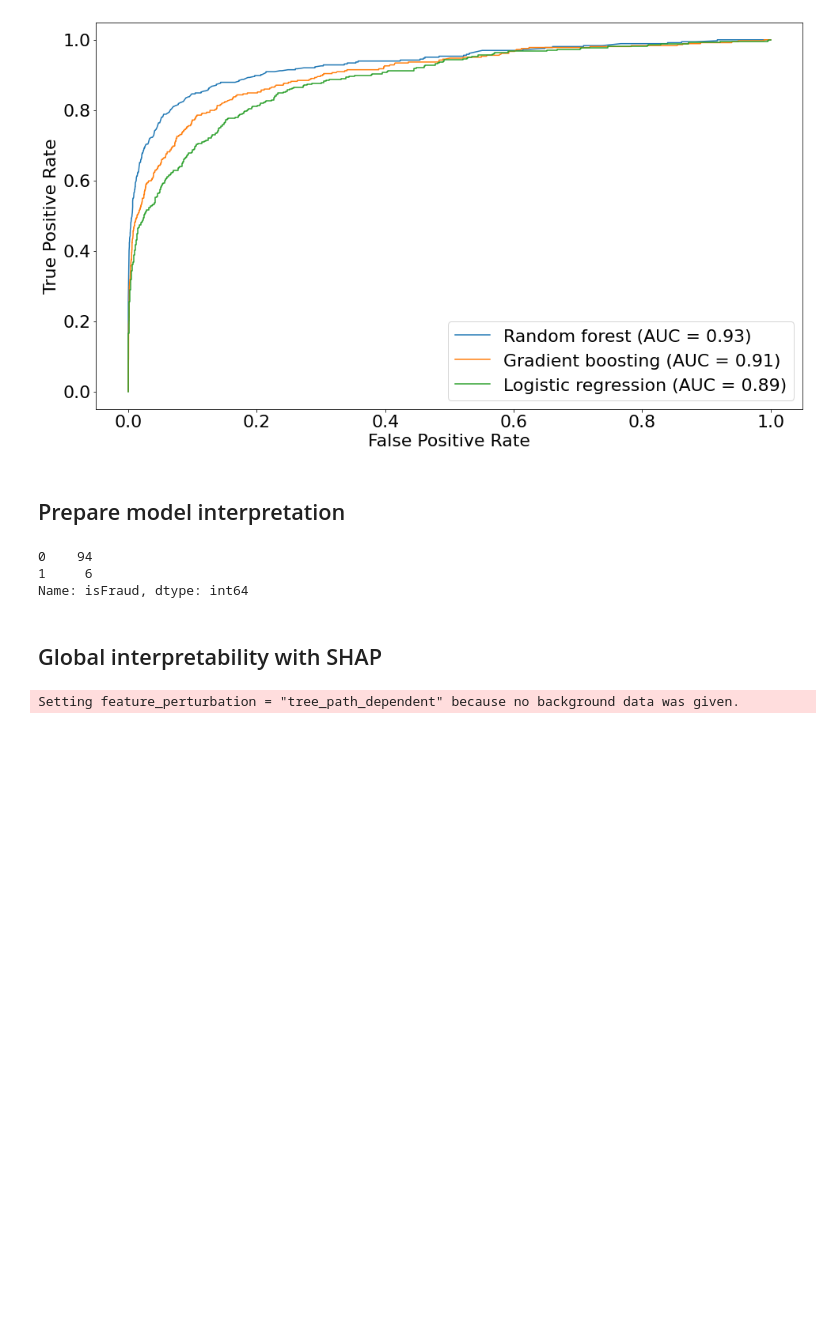
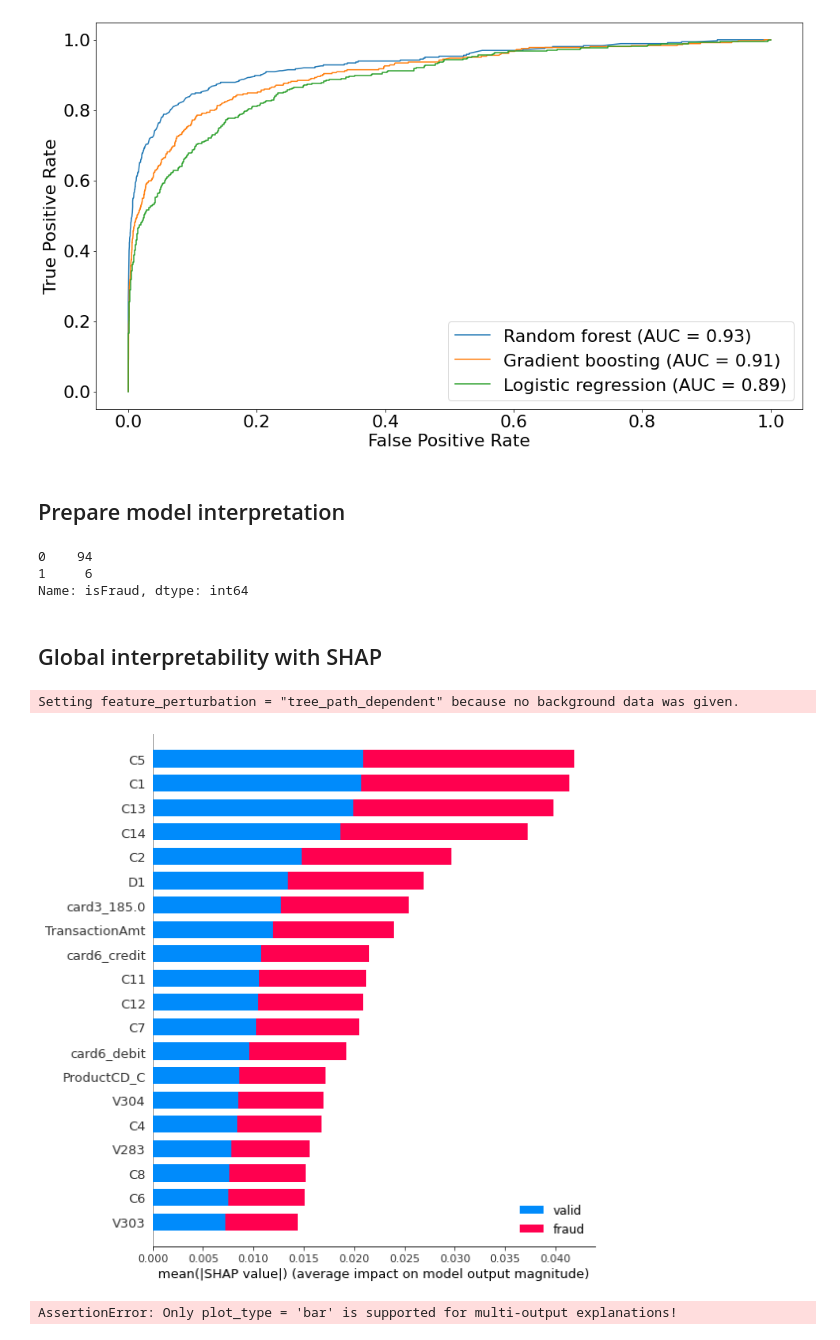
Before and after one commit to felixpeters/ml-experiments, a Jupyter notebook: finance/fraud-detection/Vesta_Kaggle_Competition.ipynb, the cells around one changed output. Drawn from its saved outputs; the diff is of its cells as text; code cells hidden in the pictures; blank space fills up the shorter version.

Commit message:
interpret fraud detection model

```diff
--- a/finance/fraud-detection/Vesta_Kaggle_Competition.ipynb
+++ b/finance/fraud-detection/Vesta_Kaggle_Competition.ipynb
@@ -504,7 +504,14 @@ Name: isFraud, dtype: int64
 ## Global interpretability with SHAP
 # %%
 explainer = shap.TreeExplainer(model)
-shap_value = explainer.shap_values(X_train)
-shap.summary_plot(shap_values, X_sample)
+shap_values = explainer.shap_values(X_sample)
 # %% [output]
 Setting feature_perturbation = "tree_path_dependent" because no background data was given.
+# %%
+shap.summary_plot(shap_values, X_sample, class_names=['valid', 'fraud'])
+# %% [output]
+[figure, added]
+# %%
+shap.summary_plot(shap_values, X_sample, class_names=['valid', 'fraud'], plot_type='dot')
+# %% [output]
+AssertionError: Only plot_type = 'bar' is supported for multi-output explanations!
```
Also changed, not shown: parts of 11 cells of this notebook, 1 other file.
